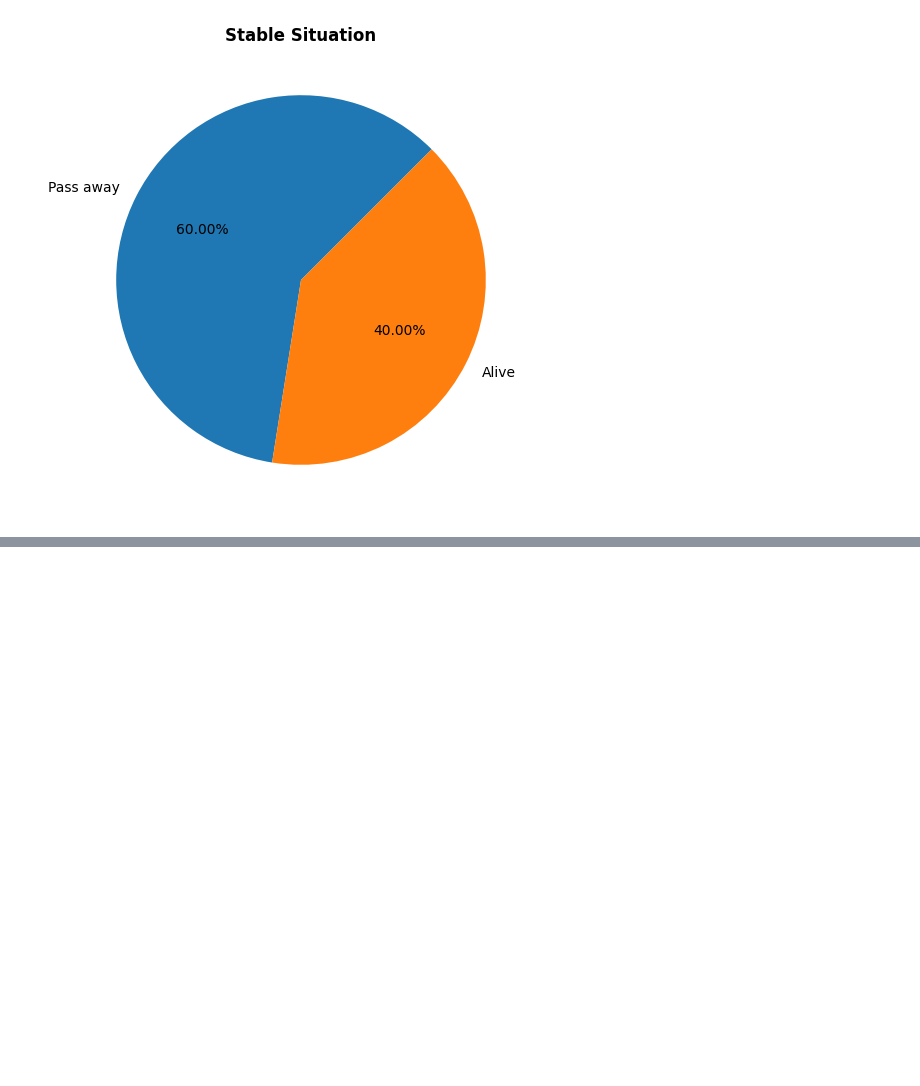
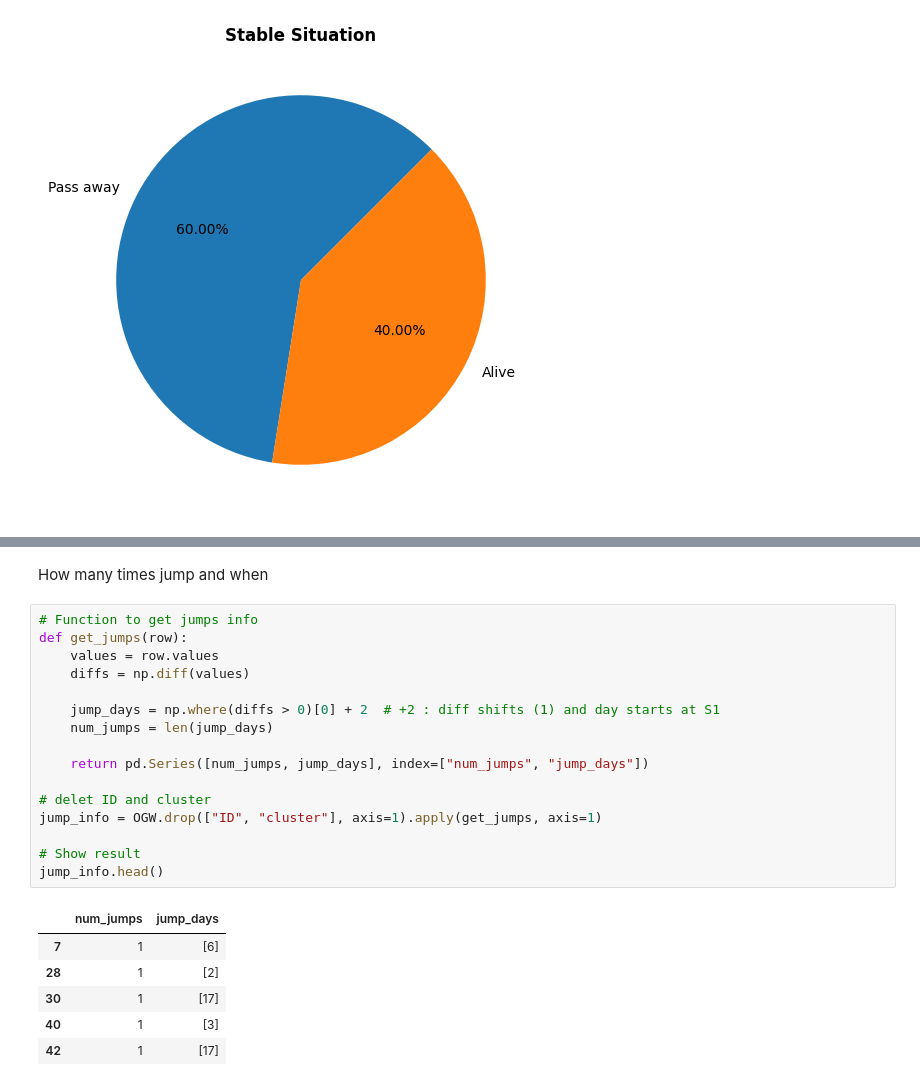
Before and after one commit to SaraGhR/hip-fracture-care-episodes, a Jupyter notebook: hip_fracture_analyzing_clustering.ipynb, the cells around one changed output, grey strips where cells are left out. Saved outputs shown, nothing was run; the diff lists cells and outputs as text; blank space fills up the shorter version.

```diff
--- a/hip_fracture_analyzing_clustering.ipynb
+++ b/hip_fracture_analyzing_clustering.ipynb
@@ -146,0 +168,25 @@ Name: count, dtype: int64
+# %% [markdown]
+How many times jump and when
+# %%
+# Function to get jumps info
+def get_jumps(row):
+    values = row.values
+    diffs = np.diff(values)
+
+    jump_days = np.where(diffs > 0)[0] + 2  # +2 : diff shifts (1) and day starts at S1
+    num_jumps = len(jump_days)
+
+    return pd.Series([num_jumps, jump_days], index=["num_jumps", "jump_days"])
+
+# delet ID and cluster
+jump_info = OGW.drop(["ID", "cluster"], axis=1).apply(get_jumps, axis=1)
+
+# Show result
+jump_info.head()
+# %% [output]
+|  | num_jumps | jump_days |
+| 7 | 1 | [6] |
+| 28 | 1 | [2] |
+| 30 | 1 | [17] |
+| 40 | 1 | [3] |
+| 42 | 1 | [17] |
```
Also changed, not shown: parts of 7 cells of this notebook.
